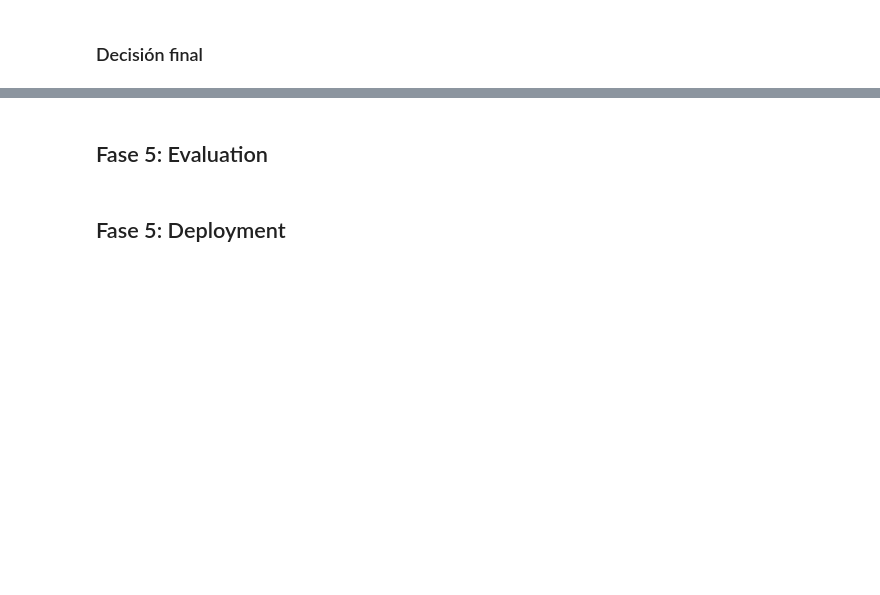
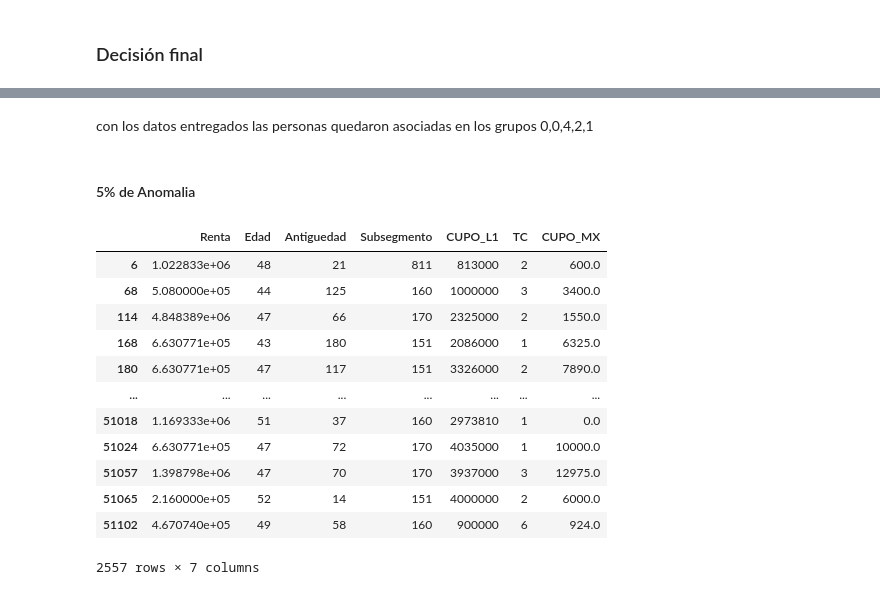
Before and after one commit to The-Shield-Team/SHIELD-ML-Monopoly, a Jupyter notebook: index.ipynb, the cells around one changed output, grey strips where cells are left out. Cells and saved outputs as stored; diff of their text form; code cells hidden in the pictures; blank space fills up the shorter version.

Commit message:
entrega 3

```diff
--- a/index.ipynb
+++ b/index.ipynb
@@ -1451,4 +1665,33 @@ for score, name in zip(rf_1.feature_importances_, X_train_clas_sm.columns):
+# %% [markdown]
+con los datos entregados las personas quedaron asociadas en los grupos 0,0,4,2,1
 # %% [markdown]
-## Fase 5: Evaluation
+#### 5% de Anomalia
-# %% [markdown]
-## Fase 5: Deployment
+# %%
+# encontrar el 5 porciento de registros anómalos usando mezclas gaussianas
+from sklearn.mixture import GaussianMixture
+from sklearn.model_selection import train_test_split
+
+gm = GaussianMixture(n_components=5, random_state=42)
+gm.fit(df_clustering_complete)
+gm.predict_proba(df_clustering_complete).round(2)
+
+densities = gm.score_samples(df_clustering_complete)
+density_threshold = np.percentile(densities, 5)
+anomalies = df_clustering_complete[densities < density_threshold]
+
+
+anomalies
+# %% [output]
+|  | Renta | Edad | Antiguedad | Subsegmento | CUPO_L1 | TC | CUPO_MX |
+| 6 | 1.022833e+06 | 48 | 21 | 811 | 813000 | 2 | 600.0 |
+| 68 | 5.080000e+05 | 44 | 125 | 160 | 1000000 | 3 | 3400.0 |
+| 114 | 4.848389e+06 | 47 | 66 | 170 | 2325000 | 2 | 1550.0 |
+| 168 | 6.630771e+05 | 43 | 180 | 151 | 2086000 | 1 | 6325.0 |
+| 180 | 6.630771e+05 | 47 | 117 | 151 | 3326000 | 2 | 7890.0 |
+| ... | ... | ... | ... | ... | ... | ... | ... |
+| 51018 | 1.169333e+06 | 51 | 37 | 160 | 2973810 | 1 | 0.0 |
+| 51024 | 6.630771e+05 | 47 | 72 | 170 | 4035000 | 1 | 10000.0 |
+| 51057 | 1.398798e+06 | 47 | 70 | 170 | 3937000 | 3 | 12975.0 |
+| 51065 | 2.160000e+05 | 52 | 14 | 151 | 4000000 | 2 | 6000.0 |
+| 51102 | 4.670740e+05 | 49 | 58 | 160 | 900000 | 6 | 924.0 |
+2557 rows × 7 columns
```
Also changed, not shown: parts of 26 cells of this notebook.
